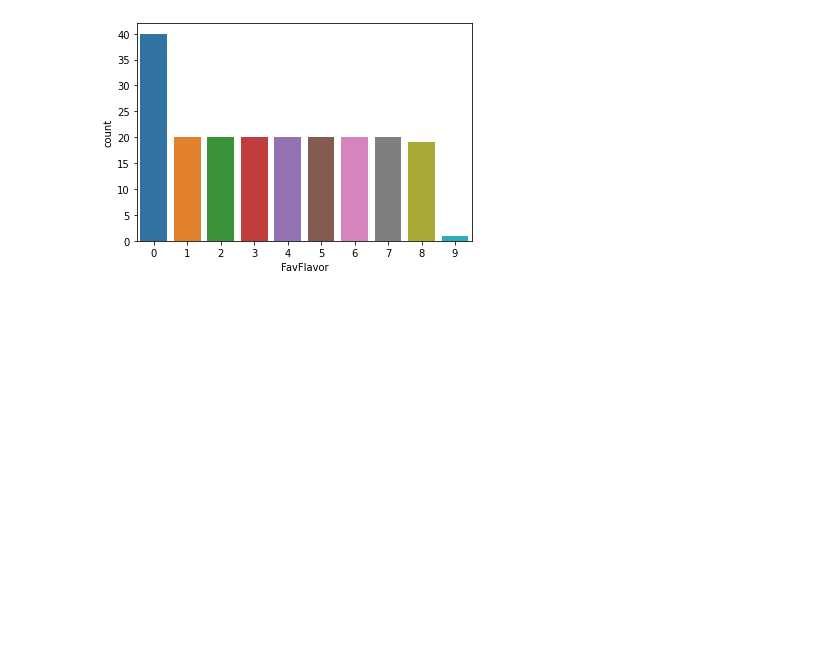
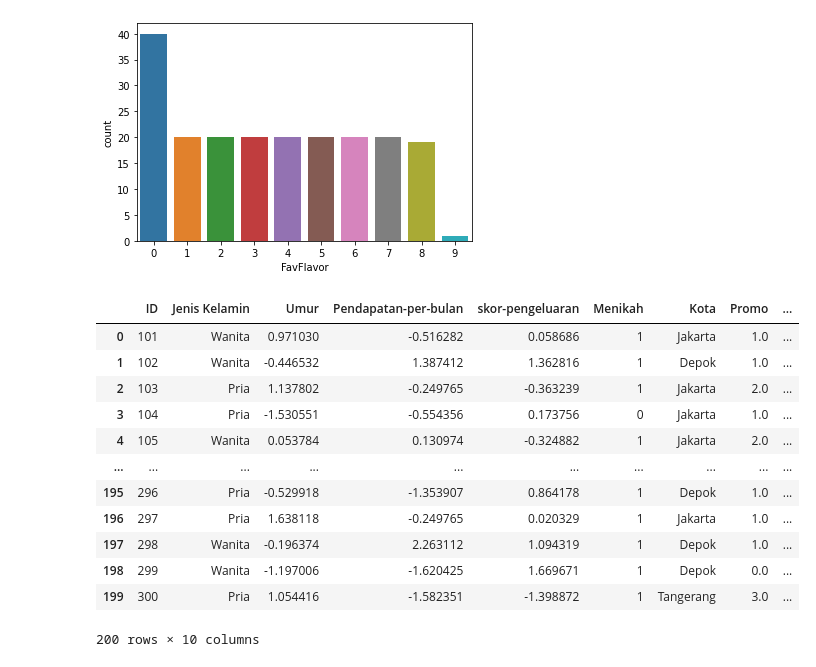
Before and after one commit to ilman79/Case-Study-02-Data-Mining-UIN-Ganjil-2022-Kelompok-1, a Jupyter notebook: Study_Case_2_Kelompok_1.ipynb, the cells around one changed output. Saved outputs shown, nothing was run; the diff lists cells and outputs as text; code cells hidden in the pictures; blank space fills up the shorter version.

```diff
--- a/Study_Case_2_Kelompok_1.ipynb
+++ b/Study_Case_2_Kelompok_1.ipynb
@@ -226,0 +228,16 @@ df["FavFlavor"] = (df["FavFlavor"] - df["FavFlavor"].mean()) / df["FavFlavor"].s
+# %%
+df
+# %% [output]
+|  | ID | Jenis Kelamin | Umur | Pendapatan-per-bulan | skor-pengeluaran | Menikah | Kota | Promo | ... |
+| 0 | 101 | Wanita | 0.971030 | -0.516282 | 0.058686 | 1 | Jakarta | 1.0 | ... |
+| 1 | 102 | Wanita | -0.446532 | 1.387412 | 1.362816 | 1 | Depok | 1.0 | ... |
+| 2 | 103 | Pria | 1.137802 | -0.249765 | -0.363239 | 1 | Jakarta | 2.0 | ... |
+| 3 | 104 | Pria | -1.530551 | -0.554356 | 0.173756 | 0 | Jakarta | 1.0 | ... |
+| 4 | 105 | Wanita | 0.053784 | 0.130974 | -0.324882 | 1 | Jakarta | 2.0 | ... |
+| ... | ... | ... | ... | ... | ... | ... | ... | ... | ... |
+| 195 | 296 | Pria | -0.529918 | -1.353907 | 0.864178 | 1 | Depok | 1.0 | ... |
+| 196 | 297 | Pria | 1.638118 | -0.249765 | 0.020329 | 1 | Jakarta | 1.0 | ... |
+| 197 | 298 | Wanita | -0.196374 | 2.263112 | 1.094319 | 1 | Depok | 1.0 | ... |
+| 198 | 299 | Wanita | -1.197006 | -1.620425 | 1.669671 | 1 | Depok | 0.0 | ... |
+| 199 | 300 | Pria | 1.054416 | -1.582351 | -1.398872 | 1 | Tangerang | 3.0 | ... |
+200 rows × 10 columns
```
Also changed, not shown: parts of 5 cells of this notebook.
